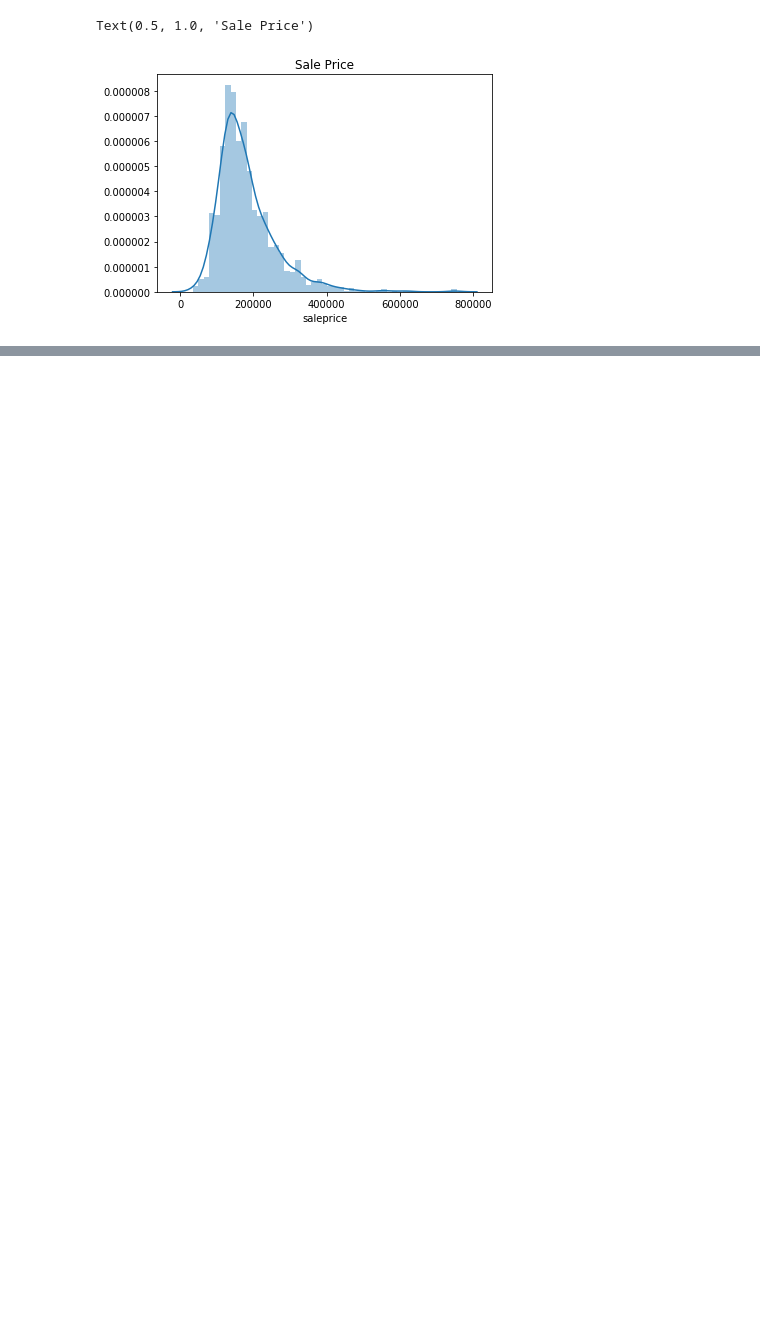
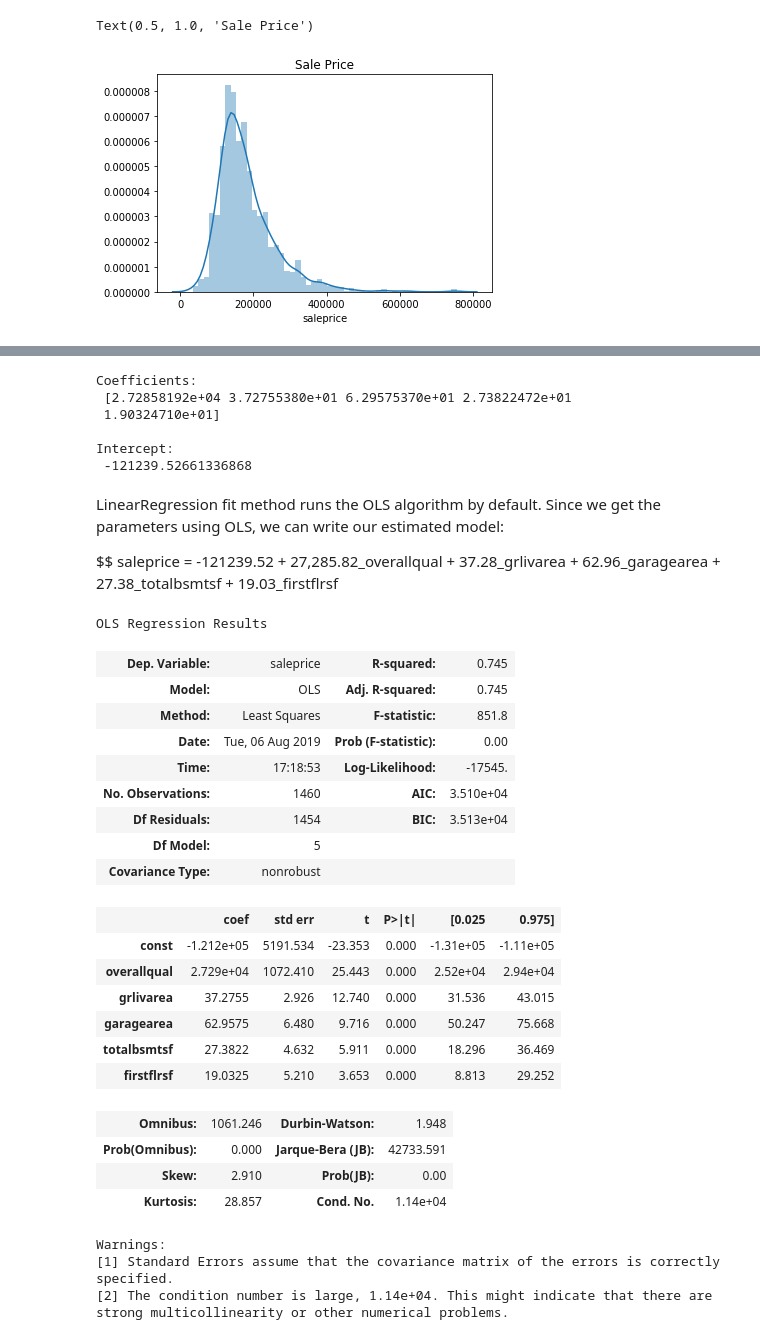
Before and after one commit to tsaw8/Thinkful_Project, a Jupyter notebook: Module 19: Supervised learning: solving regression problems/Simple linear regression with OLS (ordinary least squares).ipynb, the cells around one changed output, grey strips where cells are left out. Drawn from its saved outputs; the diff is of its cells as text; code cells hidden in the pictures; blank space fills up the shorter version.

```diff
--- a/Module 19: Supervised learning: solving regression problems/Simple linear regression with OLS (ordinary least squares).ipynb
+++ b/Module 19: Supervised learning: solving regression problems/Simple linear regression with OLS (ordinary least squares).ipynb
@@ -139,7 +269,0 @@ We will treat the skewness by performing a log transformation.
-# %%
-# Log of sale price
-
-df['log_saleprice'] = np.log(df.saleprice)
-
-sns.distplot(np.log(df.saleprice))
-plt.title('Log of Sale Price')
@@ -186,0 +285,63 @@ With the information of winsorized life expectancy coorelation to other variable
+# %%
+# Y is the target variable
+Y = df['saleprice']
+# X is the feature set which includes
+X = df[['overallqual','grlivarea','garagearea','totalbsmtsf','firstflrsf']]
+
+# We create a LinearRegression model object
+# from scikit-learn's linear_model module.
+lrm = linear_model.LinearRegression()
+
+# fit method estimates the coefficients using OLS
+lrm.fit(X, Y)
+
+# Inspect the results.
+print('\nCoefficients: \n', lrm.coef_)
+print('\nIntercept: \n', lrm.intercept_)
+# %% [output]
+Coefficients:
+ [2.72858192e+04 3.72755380e+01 6.29575370e+01 2.73822472e+01
+ 1.90324710e+01]
+
+Intercept:
+ -121239.52661336868
+# %% [markdown]
+LinearRegression fit method runs the OLS algorithm by default. Since we get the parameters using OLS, we can write our estimated model:
+
+$$ saleprice = -121239.52 + 27,285.82\_overallqual + 37.28\_grlivarea + 62.96\_garagearea + 27.38\_totalbsmtsf + 19.03\_firstflrsf
+# %%
+import statsmodels.api as sm
+
+# We need to manually add a constant
+# in statsmodels' sm
+X = sm.add_constant(X)
+
+results = sm.OLS(Y, X).fit()
+
+results.summary()
+# %% [output]
+OLS Regression Results
+| Dep. Variable: | saleprice | R-squared: | 0.745 |
+| Model: | OLS | Adj. R-squared: | 0.745 |
+| Method: | Least Squares | F-statistic: | 851.8 |
+| Date: | Tue, 06 Aug 2019 | Prob (F-statistic): | 0.00 |
+| Time: | 17:18:53 | Log-Likelihood: | -17545. |
+| No. Observations: | 1460 | AIC: | 3.510e+04 |
+| Df Residuals: | 1454 | BIC: | 3.513e+04 |
+| Df Model: | 5 |  |  |
+| Covariance Type: | nonrobust |  |  |
+|  | coef | std err | t | P>|t| | [0.025 | 0.975] |
+| const | -1.212e+05 | 5191.534 | -23.353 | 0.000 | -1.31e+05 | -1.11e+05 |
+| overallqual | 2.729e+04 | 1072.410 | 25.443 | 0.000 | 2.52e+04 | 2.94e+04 |
+| grlivarea | 37.2755 | 2.926 | 12.740 | 0.000 | 31.536 | 43.015 |
+| garagearea | 62.9575 | 6.480 | 9.716 | 0.000 | 50.247 | 75.668 |
+| totalbsmtsf | 27.3822 | 4.632 | 5.911 | 0.000 | 18.296 | 36.469 |
+| firstflrsf | 19.0325 | 5.210 | 3.653 | 0.000 | 8.813 | 29.252 |
+| Omnibus: | 1061.246 | Durbin-Watson: | 1.948 |
+| Prob(Omnibus): | 0.000 | Jarque-Bera (JB): | 42733.591 |
+| Skew: | 2.910 | Prob(JB): | 0.00 |
+| Kurtosis: | 28.857 | Cond. No. | 1.14e+04 |
+Warnings:
+[1] Standard Errors assume that the covariance matrix of the errors is correctly specified.
+[2] The condition number is large, 1.14e+04. This might indicate that there are
+strong multicollinearity or other numerical problems.
```
Also changed, not shown: parts of 35 cells of this notebook.
